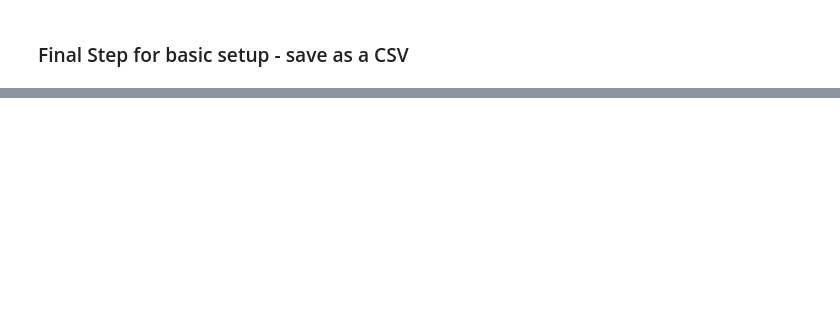
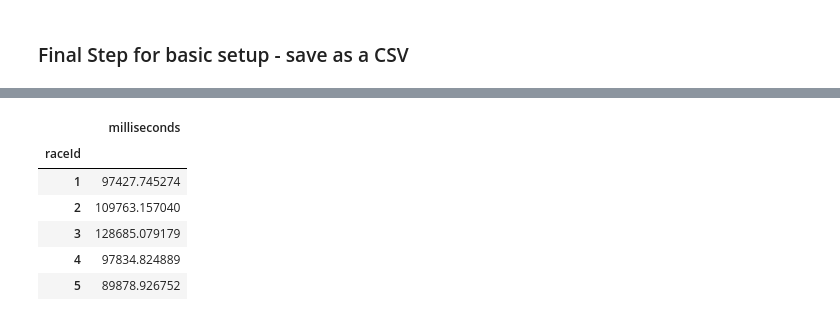
Before and after one commit to georgetown-analytics/Formula1, a Jupyter notebook: Data Wrangling Master Workbook.ipynb, the cells around one changed output, grey strips where cells are left out. Cells and saved outputs as stored; diff of their text form; code cells hidden in the pictures; blank space fills up the shorter version.

```diff
--- a/Data Wrangling Master Workbook.ipynb
+++ b/Data Wrangling Master Workbook.ipynb
@@ -245,0 +275,13 @@ print(pd.read_csv('MasterData1.csv'))
+# %%
+#can we create a table of average total time for reach race?
+average_race_time = lap_times_df.groupby(['raceId']).agg({'milliseconds':'mean'})
+# %%
+average_race_time.head()
+# %% [output]
+|  | milliseconds |
+| raceId |  |
+| 1 | 97427.745274 |
+| 2 | 109763.157040 |
+| 3 | 128685.079179 |
+| 4 | 97834.824889 |
+| 5 | 89878.926752 |
```
Also changed, not shown: parts of 17 cells of this notebook, 2 other files.
